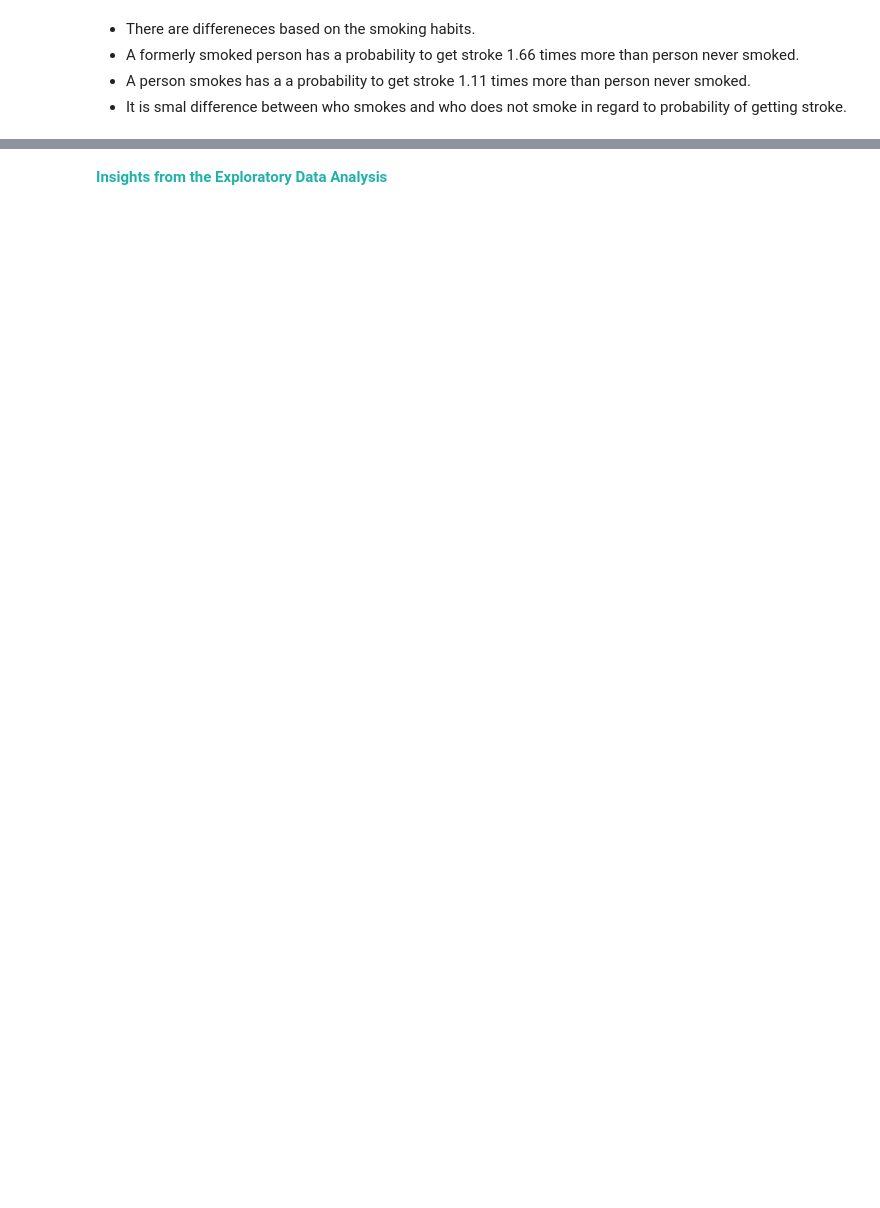
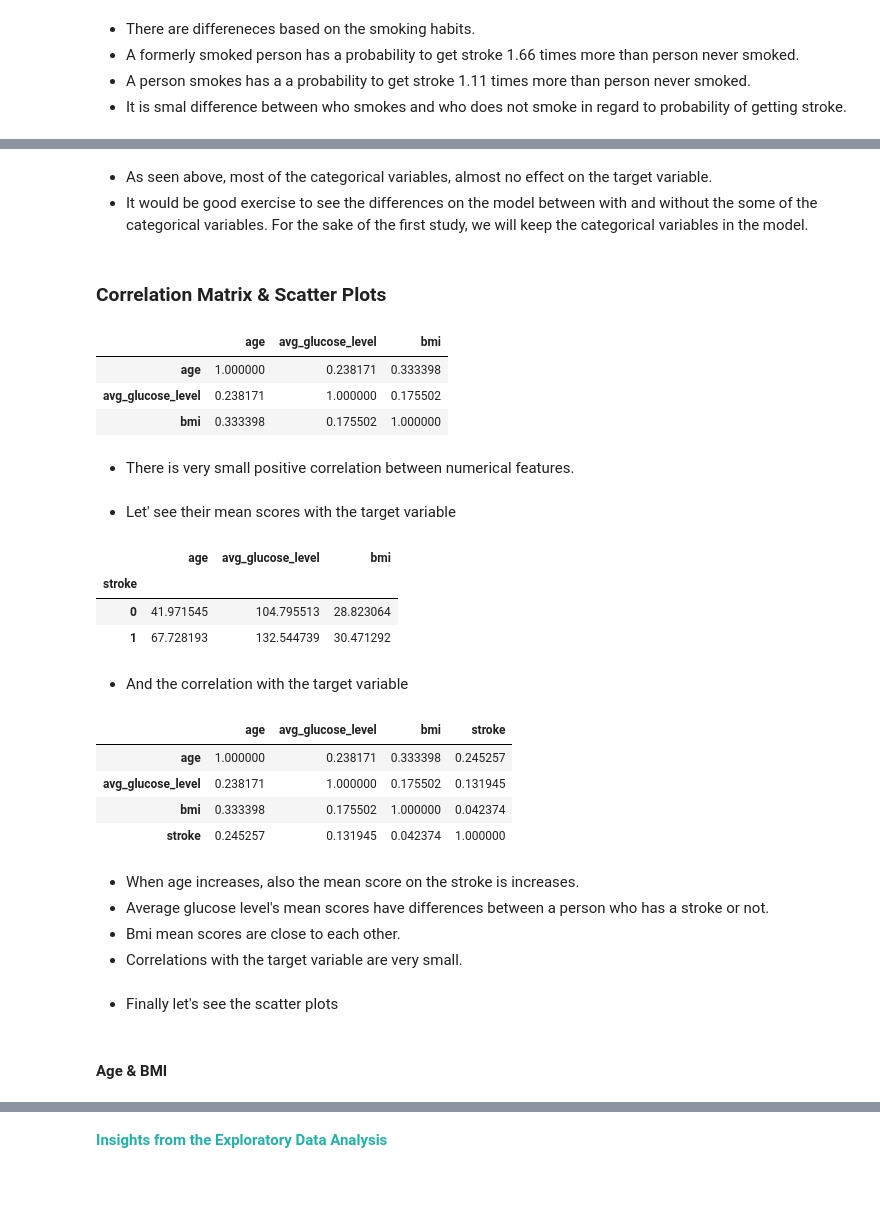
Before and after one commit to kb1907/Machine_Learning_Projects, a Jupyter notebook: ML_Projects/Stroke_Prediction_Imbalanced_data.ipynb, the cells around one changed output, grey strips where cells are left out. Drawn from its saved outputs; the diff is of its cells as text; code cells hidden in the pictures; blank space fills up the shorter version.

```diff
--- a/ML_Projects/Stroke_Prediction_Imbalanced_data.ipynb
+++ b/ML_Projects/Stroke_Prediction_Imbalanced_data.ipynb
@@ -753,0 +712,42 @@ fig.show()
+# %% [markdown]
+- As seen above, most of the categorical variables, almost no effect on the target variable.
+- It would be good exercise to see the differences on the model between with and without the some of the categorical variables. For the sake of the first study, we will keep the categorical variables in the model.
+# %% [markdown]
+### Correlation Matrix & Scatter Plots
+# %%
+df[numerical].corr()
+# %% [output]
+|  | age | avg_glucose_level | bmi |
+| age | 1.000000 | 0.238171 | 0.333398 |
+| avg_glucose_level | 0.238171 | 1.000000 | 0.175502 |
+| bmi | 0.333398 | 0.175502 | 1.000000 |
+# %% [markdown]
+- There is very small positive correlation between numerical features.
+# %% [markdown]
+- Let' see their mean scores with the target variable
+# %%
+df.groupby('stroke')[numerical].mean()
+# %% [output]
+|  | age | avg_glucose_level | bmi |
+| stroke |  |  |  |
+| 0 | 41.971545 | 104.795513 | 28.823064 |
+| 1 | 67.728193 | 132.544739 | 30.471292 |
+# %% [markdown]
+- And the correlation with the target variable
+# %%
+df[['age','avg_glucose_level','bmi','stroke']].corr()
+# %% [output]
+|  | age | avg_glucose_level | bmi | stroke |
+| age | 1.000000 | 0.238171 | 0.333398 | 0.245257 |
+| avg_glucose_level | 0.238171 | 1.000000 | 0.175502 | 0.131945 |
+| bmi | 0.333398 | 0.175502 | 1.000000 | 0.042374 |
+| stroke | 0.245257 | 0.131945 | 0.042374 | 1.000000 |
+# %% [markdown]
+- When age increases, also the mean score on the stroke is increases.
+- Average glucose level's mean scores have differences between a person who has a stroke or not.
+- Bmi mean scores are close to each other.
+- Correlations with the target variable are very small.
+# %% [markdown]
+- Finally let's see the scatter plots
+# %% [markdown]
+#### **Age & BMI**
```
Also changed, not shown: parts of 43 cells of this notebook, 3 other files.
